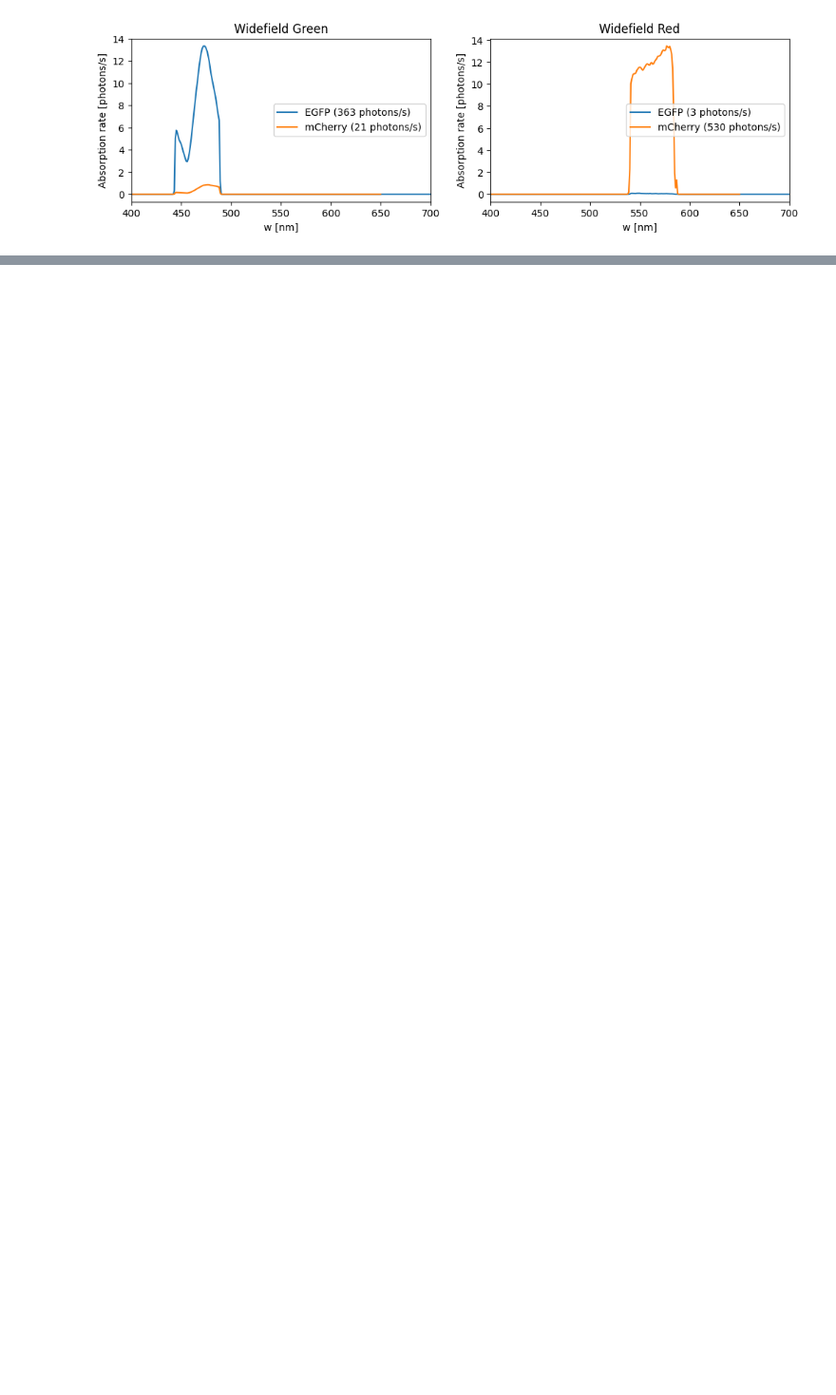
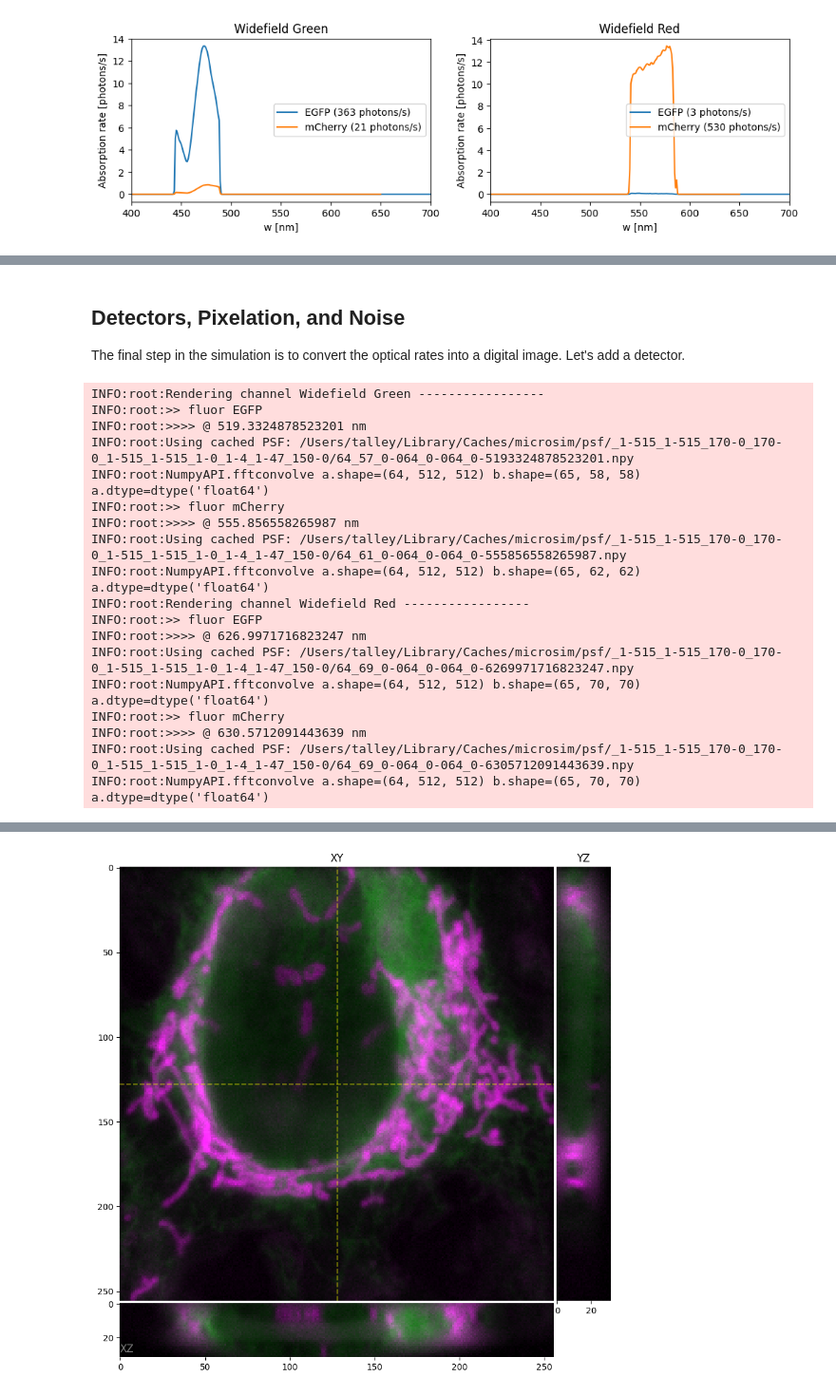
Before and after one commit to tlambert03/microsim, a Jupyter notebook: docs/guide.ipynb, the cells around one changed output, grey strips where cells are left out. Shown at 95% size. Saved outputs shown, nothing was run; the diff lists cells and outputs as text; code cells hidden in the pictures; blank space fills up the shorter version.

```diff
--- a/docs/guide.ipynb
+++ b/docs/guide.ipynb
@@ -248,0 +342,29 @@ for _ch_idx, oc in enumerate(sim.channels):
+# %% [markdown]
+## Detectors, Pixelation, and Noise
+
+The final step in the simulation is to convert the optical rates into a digital image.  Let's add a detector.
+# %%
+# mutating the simulation in-place
+sim.detector = ms.detectors.ICX285
+sim.output_space = ms.DownscaledSpace(downscale=2)
+
+ortho_plot(sim.digital_image())
+# %% [output]
+INFO:root:Rendering channel Widefield Green -----------------
+INFO:root:>> fluor EGFP
+INFO:root:>>>> @ 519.3324878523201 nm
+INFO:root:Using cached PSF: /Users/talley/Library/Caches/microsim/psf/_1-515_1-515_170-0_170-0_1-515_1-515_1-0_1-4_1-47_150-0/64_57_0-064_0-064_0-5193324878523201.npy
+INFO:root:NumpyAPI.fftconvolve a.shape=(64, 512, 512) b.shape=(65, 58, 58) a.dtype=dtype('float64')
+INFO:root:>> fluor mCherry
+INFO:root:>>>> @ 555.856558265987 nm
+INFO:root:Using cached PSF: /Users/talley/Library/Caches/microsim/psf/_1-515_1-515_170-0_170-0_1-515_1-515_1-0_1-4_1-47_150-0/64_61_0-064_0-064_0-555856558265987.npy
+INFO:root:NumpyAPI.fftconvolve a.shape=(64, 512, 512) b.shape=(65, 62, 62) a.dtype=dtype('float64')
+INFO:root:Rendering channel Widefield Red -----------------
+INFO:root:>> fluor EGFP
+INFO:root:>>>> @ 626.9971716823247 nm
+INFO:root:Using cached PSF: /Users/talley/Library/Caches/microsim/psf/_1-515_1-515_170-0_170-0_1-515_1-515_1-0_1-4_1-47_150-0/64_69_0-064_0-064_0-6269971716823247.npy
+INFO:root:NumpyAPI.fftconvolve a.shape=(64, 512, 512) b.shape=(65, 70, 70) a.dtype=dtype('float64')
+INFO:root:>> fluor mCherry
+INFO:root:>>>> @ 630.5712091443639 nm
+INFO:root:Using cached PSF: /Users/talley/Library/Caches/microsim/psf/_1-515_1-515_170-0_170-0_1-515_1-515_1-0_1-4_1-47_150-0/64_69_0-064_0-064_0-6305712091443639.npy
+INFO:root:NumpyAPI.fftconvolve a.shape=(64, 512, 512) b.shape=(65, 70, 70) a.dtype=dtype('float64')
@@ -248,0 +372 @@ for _ch_idx, oc in enumerate(sim.channels):
+[figure, added]
```
Also changed, not shown: parts of 19 cells of this notebook, 4 other files.
